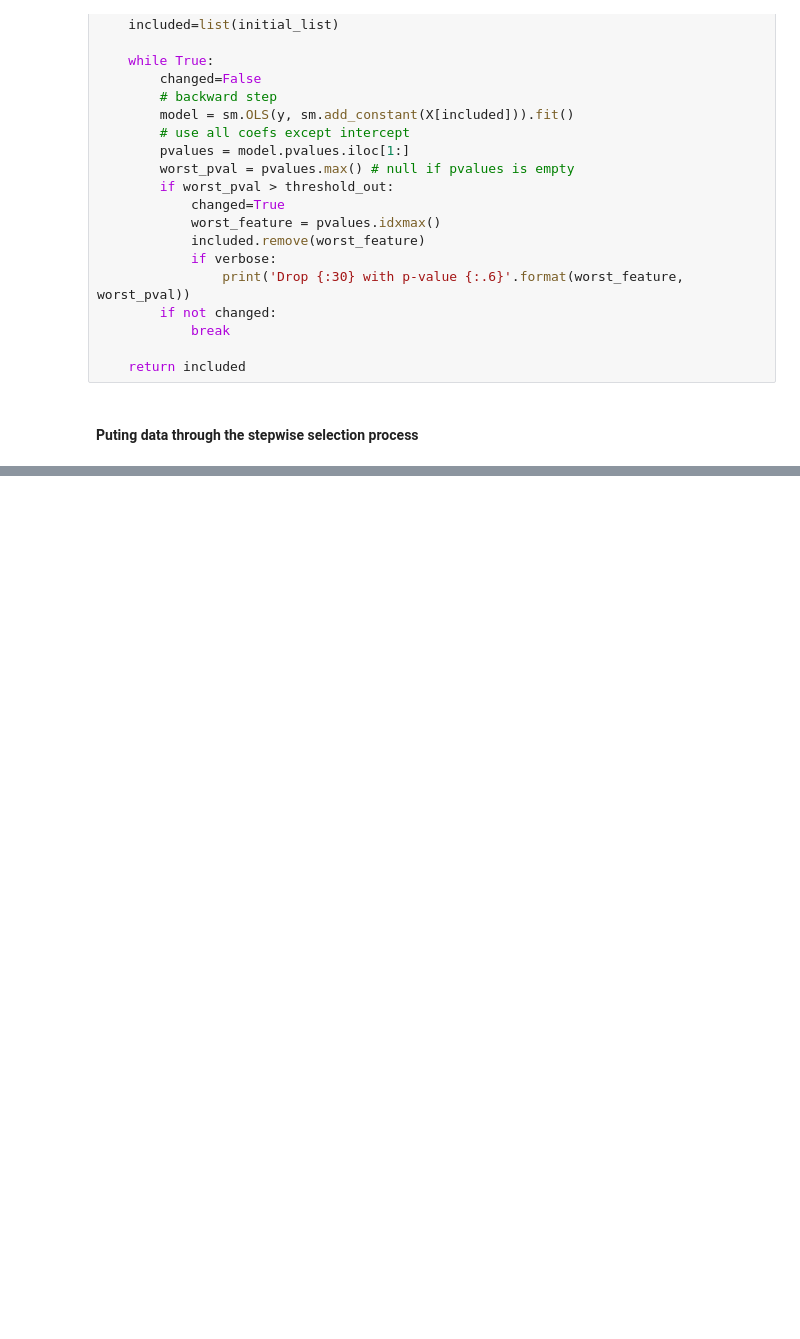
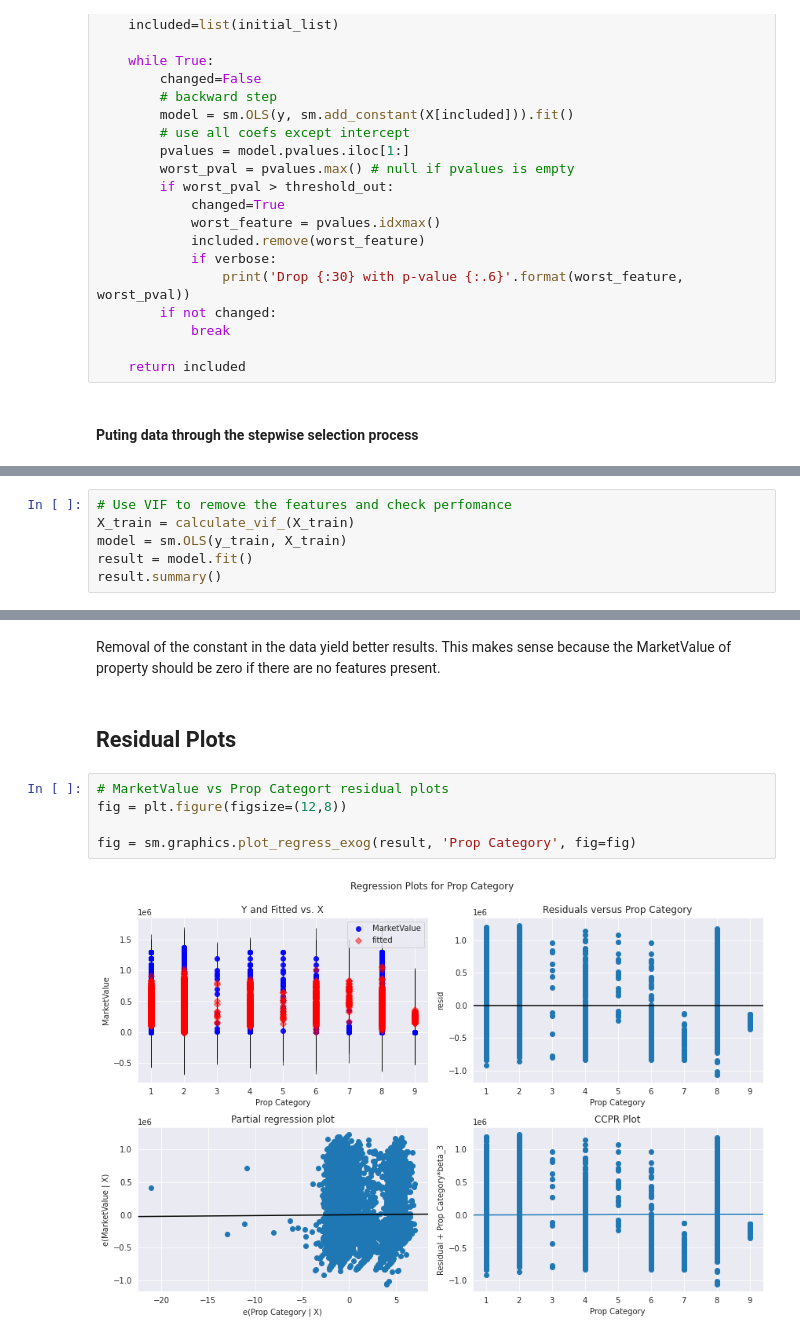
Before and after one commit to BongumusaSizwe/DAE_PROJECT, a Jupyter notebook: mini_project/Houses/project.ipynb, the cells around one changed output, grey strips where cells are left out. Cells and saved outputs as stored; diff of their text form; blank space fills up the shorter version.

```diff
--- a/mini_project/Houses/project.ipynb
+++ b/mini_project/Houses/project.ipynb
@@ -1169,0 +1101,6 @@ strong multicollinearity or other numerical problems.
+# %%
+# Use VIF to remove the features and check perfomance
+X_train = calculate_vif_(X_train)
+model = sm.OLS(y_train, X_train)
+result = model.fit()
+result.summary()
@@ -1169,0 +1140,11 @@ strong multicollinearity or other numerical problems.
+# %% [markdown]
+Removal of the constant in the data yield better results. This makes sense because the MarketValue of property should be zero if there are no features present.
+# %% [markdown]
+## Residual Plots
+# %%
+# MarketValue vs Prop Categort residual plots
+fig = plt.figure(figsize=(12,8))
+
+fig = sm.graphics.plot_regress_exog(result, 'Prop Category', fig=fig)
+# %% [output]
+[figure, added]
```
Also changed, not shown: parts of 30 cells of this notebook.
